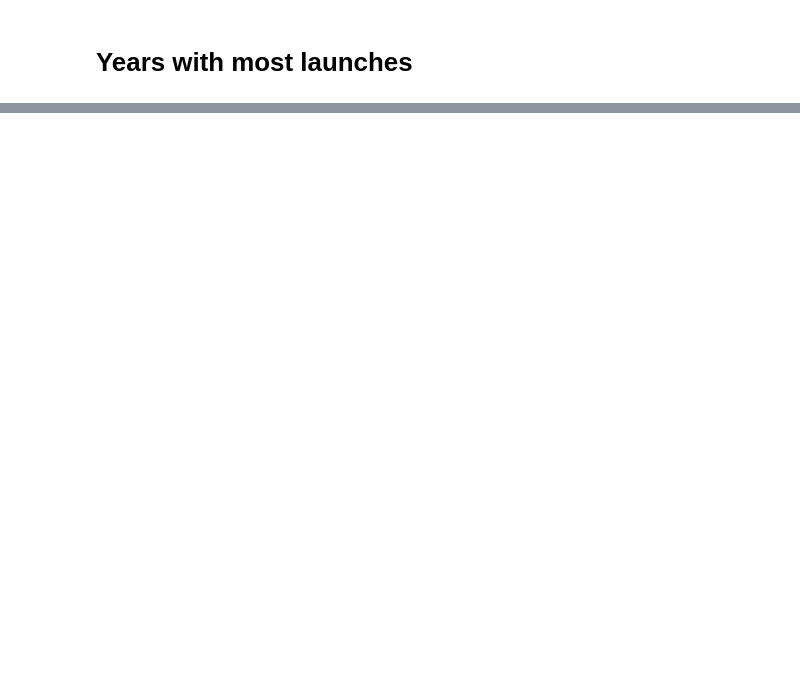
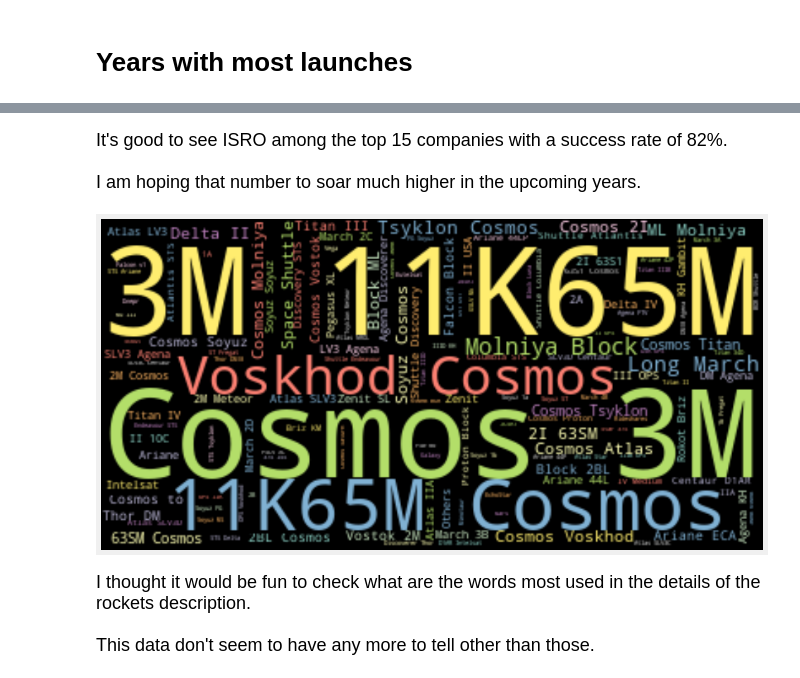
Before and after one commit to pratik-276/Infinite_Stories_with_Data, a Jupyter notebook: All Space Missions from 1957/a-dream-to-make-life-multiplanetory.ipynb, the cells around one changed output, grey strips where cells are left out. Cells and saved outputs as stored; diff of their text form; code cells hidden in the pictures; blank space fills up the shorter version.

```diff
--- a/All Space Missions from 1957/a-dream-to-make-life-multiplanetory.ipynb
+++ b/All Space Missions from 1957/a-dream-to-make-life-multiplanetory.ipynb
@@ -117,0 +119,5 @@ fig.show()
+# %%
+data['month'] = data['Date'].apply(lambda x: x.month).astype('int')
+fig = data['month'].value_counts().reset_index().plot(kind='bar',x='index',y='month',color='month')
+fig.update_layout(title='Months with most Rocket launches',xaxis_title='month', yaxis_title='No of Rocket launches')
+fig.show()
@@ -117,0 +143,14 @@ fig.show()
+# %% [markdown]
+<p style="font-size:18px">It's good to see ISRO among the top 15 companies with a success rate of 82%.<br><br>I am hoping that number to soar much higher in the upcoming years.</p>
+# %%
+text = ",".join(review for review in data.Detail)
+wordcloud = WordCloud(max_words=200, colormap='Set3',background_color="black").generate(text)
+plt.figure(figsize=(15,10))
+plt.imshow(wordcloud, interpolation='bilinear')
+plt.axis("off")
+plt.figure(1,figsize=(12, 12))
+plt.show()
+# %% [output]
+[figure, added]
+# %% [markdown]
+<p style="font-size: 18px">I thought it would be fun to check what are the words most used in the details of the rockets description.<br><br>This data don't seem to have any more to tell other than those.</p>
```
Also changed, not shown: parts of 10 cells of this notebook.
